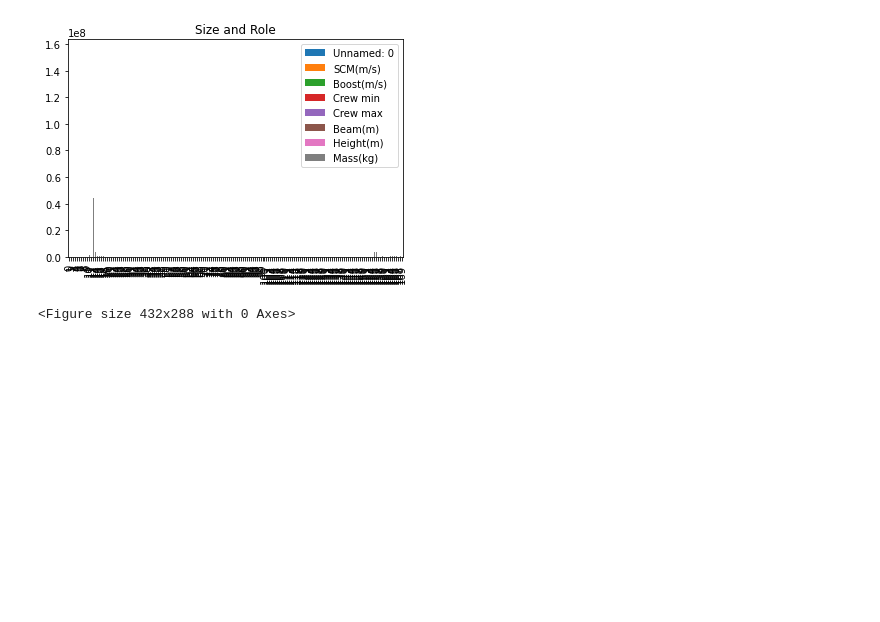
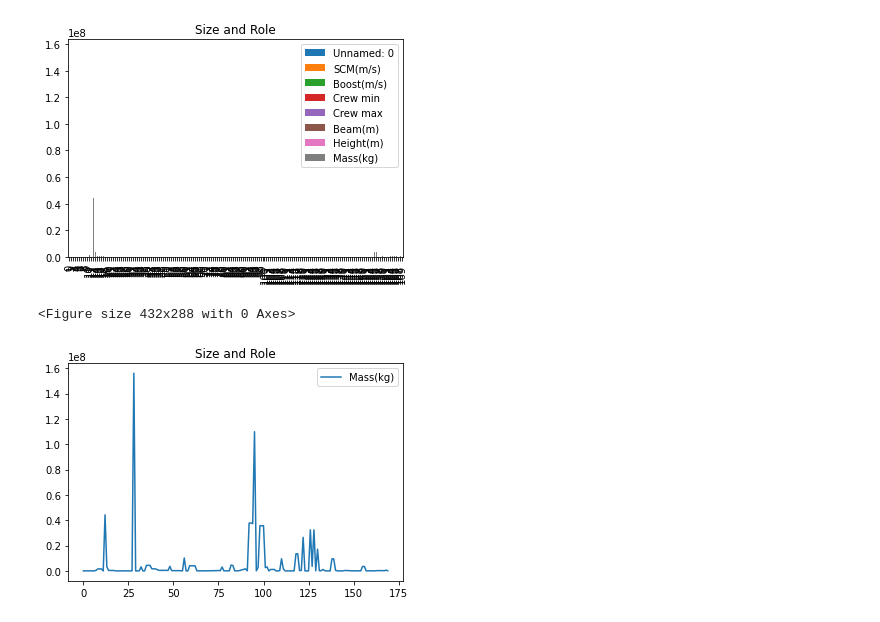
Before and after one commit to DINHC/starcitizen, a Jupyter notebook: stargraph.ipynb, the cells around one changed output. Drawn from its saved outputs; the diff is of its cells as text; code cells hidden in the pictures; blank space fills up the shorter version.

```diff
--- a/stargraph.ipynb
+++ b/stargraph.ipynb
@@ -70,3 +70,9 @@ starset1
 # %% [output]
 [figure]
 <Figure size 432x288 with 0 Axes>
+# %%
+starset1[['Role', 'Mass(kg)']].plot()
+plt.title("Size and Role")
+plt.show()
+# %% [output]
+[figure, added]
```
